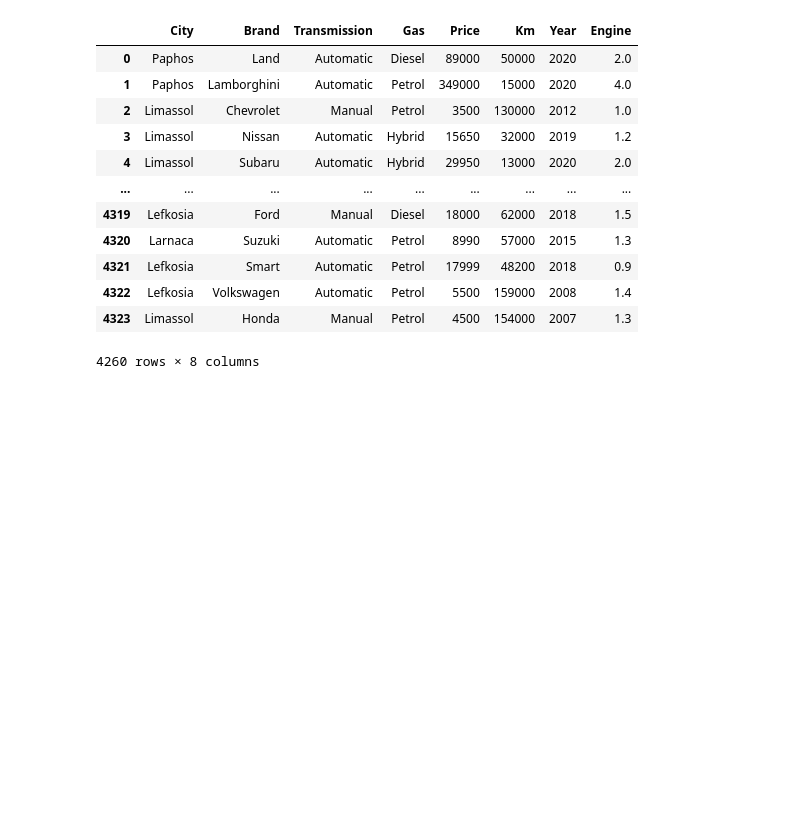
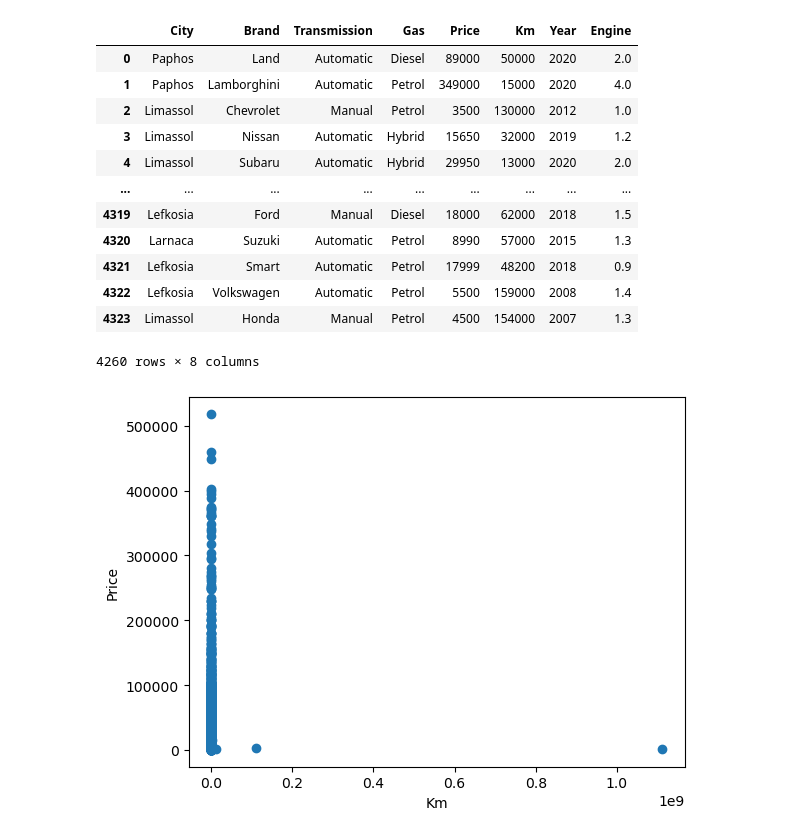
Before and after one commit to victoras24/car_data, a Jupyter notebook: DataAnalysis/Analysis.ipynb, the cells around one changed output. Cells and saved outputs as stored; diff of their text form; code cells hidden in the pictures; blank space fills up the shorter version.

```diff
--- a/DataAnalysis/Analysis.ipynb
+++ b/DataAnalysis/Analysis.ipynb
@@ -240,3 +244,10 @@ df
 df.loc[df['Brand'] == 'Land', 'Brand'] = 'Land Rover'
 # %%
 df.loc[df['Brand'] == 'Alfa', 'Brand'] = 'Alfa Romeo'
+# %%
+plt.scatter(df['Km'], df['Price'])
+plt.xlabel('Km')
+plt.ylabel('Price')
+plt.show()
+# %% [output]
+[figure, added]
```
Also changed, not shown: parts of 11 cells of this notebook.
